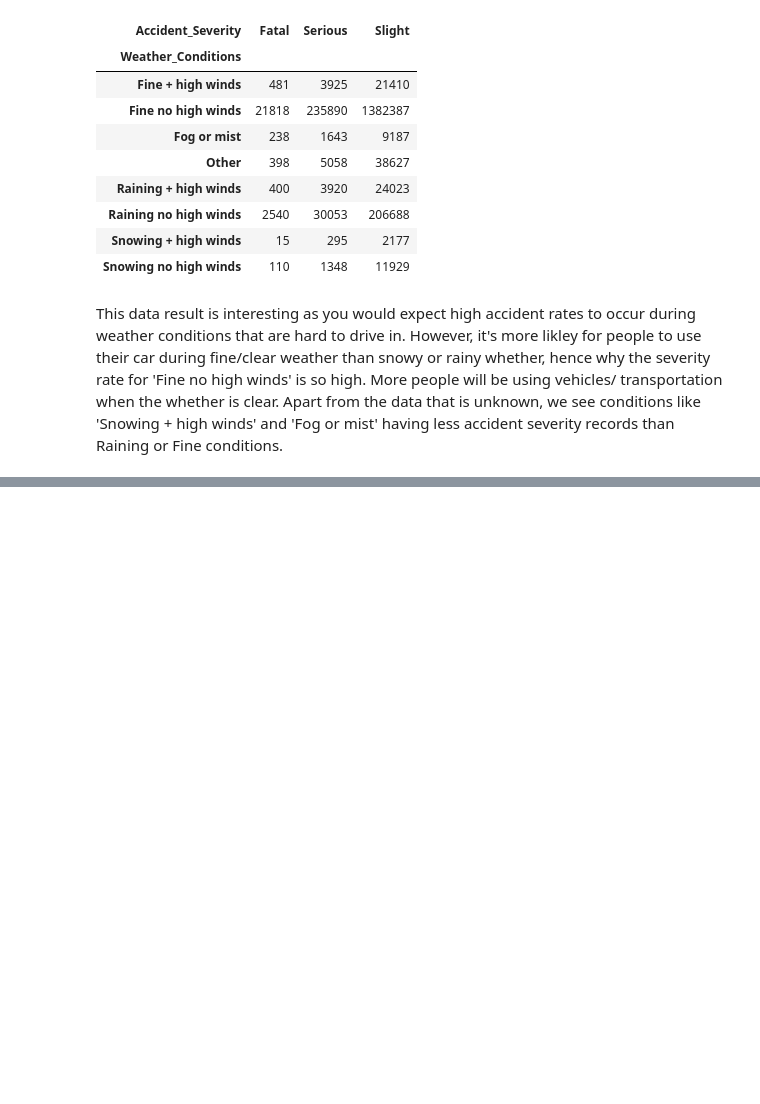
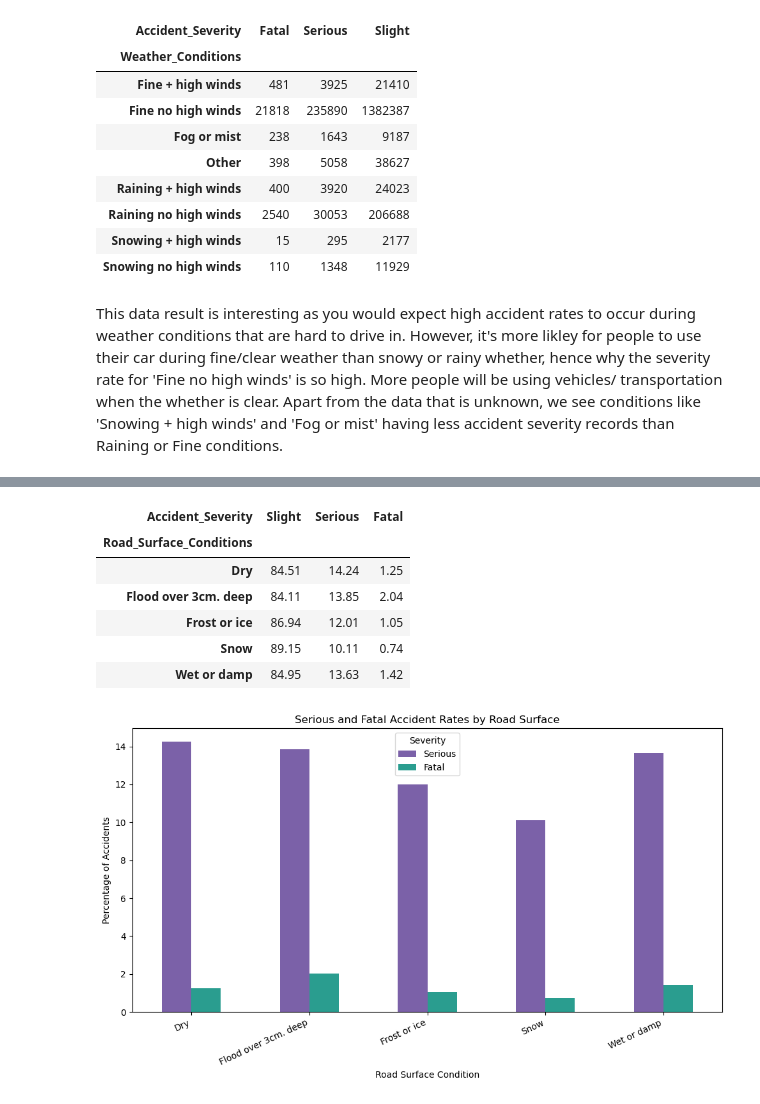
Before and after one commit to AmiJoba22/uk_road_safety_datapipe, a Jupyter notebook: notebooks/main_eda.ipynb, the cells around one changed output, grey strips where cells are left out. Drawn from its saved outputs; the diff is of its cells as text; code cells hidden in the pictures; blank space fills up the shorter version.

```diff
--- a/notebooks/main_eda.ipynb
+++ b/notebooks/main_eda.ipynb
@@ -856,0 +865,35 @@ This data result is interesting as you would expect high accident rates to occur
+# %%
+surface_severity = pd.crosstab(
+    accidents["Road_Surface_Conditions"],
+    accidents["Accident_Severity"],
+    normalize="index"
+) * 100
+
+surface_severity = surface_severity[
+    ["Slight", "Serious", "Fatal"]
+]
+
+display(surface_severity.round(2))
+
+surface_severity[["Serious", "Fatal"]].plot(
+    kind="bar",
+    figsize=(10, 6),
+    color=["#7B61A8", "#2A9D8F"]
+)
+
+plt.title("Serious and Fatal Accident Rates by Road Surface")
+plt.xlabel("Road Surface Condition")
+plt.ylabel("Percentage of Accidents")
+plt.xticks(rotation=25, ha="right")
+plt.legend(title="Severity")
+plt.tight_layout()
+plt.show()
+# %% [output]
+| Accident_Severity | Slight | Serious | Fatal |
+| Road_Surface_Conditions |  |  |  |
+| Dry | 84.51 | 14.24 | 1.25 |
+| Flood over 3cm. deep | 84.11 | 13.85 | 2.04 |
+| Frost or ice | 86.94 | 12.01 | 1.05 |
+| Snow | 89.15 | 10.11 | 0.74 |
+| Wet or damp | 84.95 | 13.63 | 1.42 |
+[figure, added]
```
Also changed, not shown: parts of 11 cells of this notebook.
